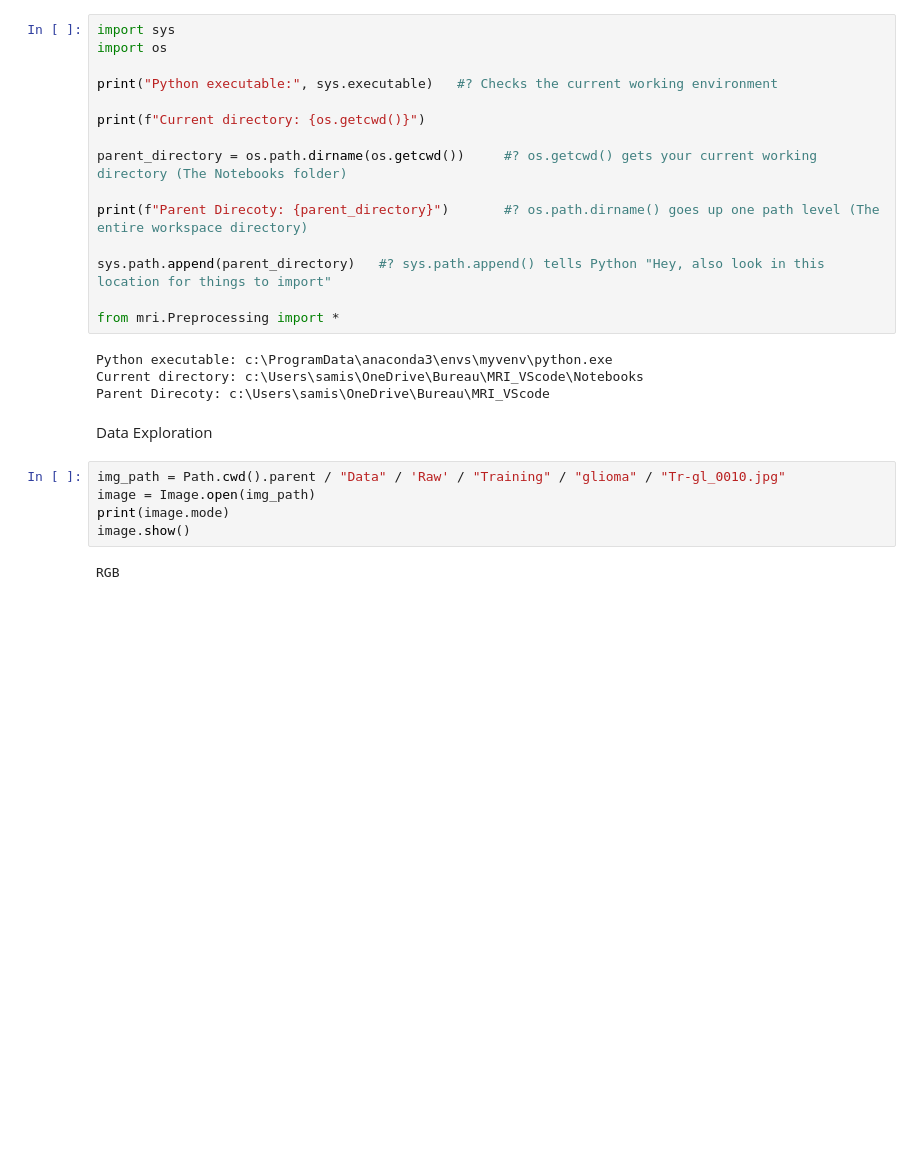
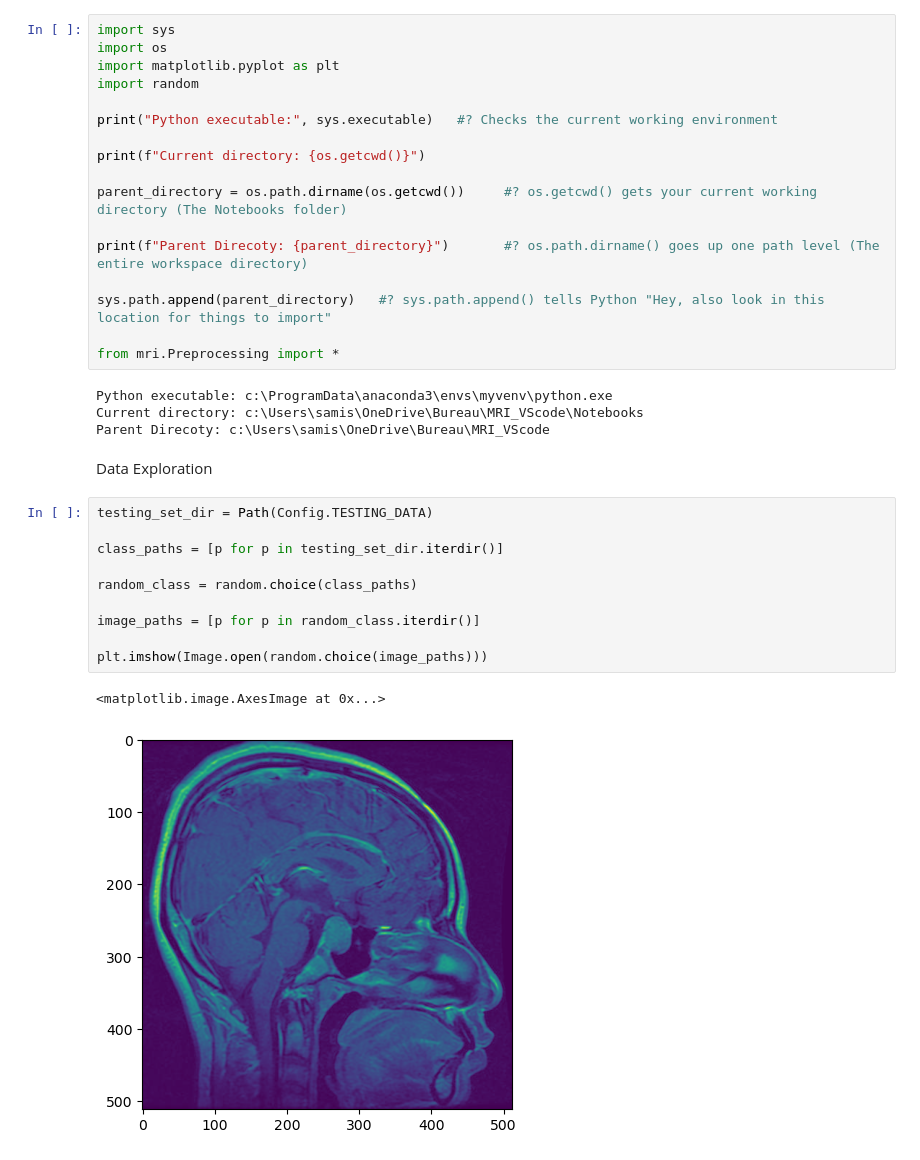
Before and after one commit to samisena/MRI_VScode, a Jupyter notebook: Notebooks/Exploratory.ipynb, the cells around one changed output. Saved outputs shown, nothing was run; the diff lists cells and outputs as text; blank space fills up the shorter version.

```diff
--- a/Notebooks/Exploratory.ipynb
+++ b/Notebooks/Exploratory.ipynb
@@ -1,6 +1,8 @@
 # %%
 import sys
 import os
+import matplotlib.pyplot as plt
+import random
 
 print("Python executable:", sys.executable)   #? Checks the current working environment
 
@@ -19,11 +21,17 @@ Current directory: c:\Users\samis\OneDrive\Bureau\MRI_VScode\Notebooks
 Parent Direcoty: c:\Users\samis\OneDrive\Bureau\MRI_VScode
 # %% [markdown]
 Data Exploration
-# %%
-img_path = Path.cwd().parent / "Data" / 'Raw' / "Training" / "glioma" / "Tr-gl_0010.jpg"
-image = Image.open(img_path)
-print(image.mode)
-image.show()
-# %% [output]
-RGB
+# %%
+testing_set_dir = Path(Config.TESTING_DATA)
+
+class_paths = [p for p in testing_set_dir.iterdir()]
+
+random_class = random.choice(class_paths)
+
+image_paths = [p for p in random_class.iterdir()]
+
+plt.imshow(Image.open(random.choice(image_paths)))
+# %% [output]
+<matplotlib.image.AxesImage at 0x...>
+[figure, added]
 # %%
```
Also changed, not shown: parts of 1 cell of this notebook, 1 other file.
